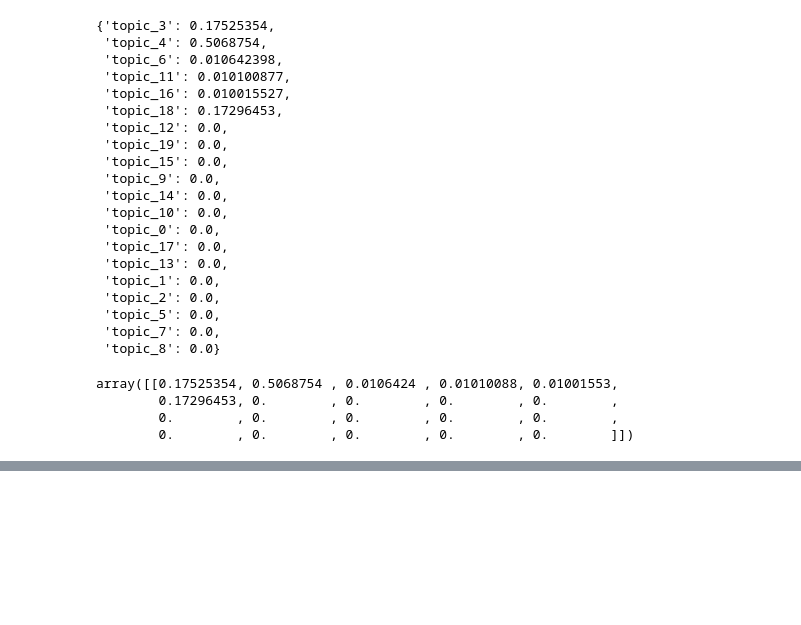
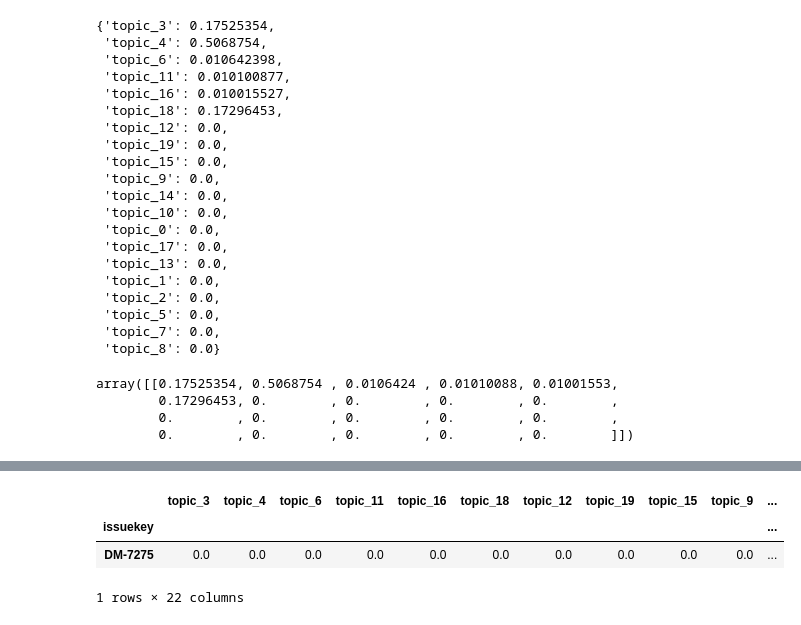
Before and after one commit to fastdaima/SE_HC_LDA, a Jupyter notebook: python/testing.ipynb, the cells around one changed output, grey strips where cells are left out. Saved outputs shown, nothing was run; the diff lists cells and outputs as text; code cells hidden in the pictures; blank space fills up the shorter version.

```diff
--- a/python/testing.ipynb
+++ b/python/testing.ipynb
@@ -196,3 +196,6 @@ array([[0.17525354, 0.5068754 , 0.0106424 , 0.01010088, 0.01001553,
         0.17296453, 0.        , 0.        , 0.        , 0.        ,
         0.        , 0.        , 0.        , 0.        , 0.        ,
         0.        , 0.        , 0.        , 0.        , 0.        ]])
+# %%
+prob_df['index_number'] = [i for i in range(len(prob_df))]
+src_df = prob_df.drop(['labels', 'index_number'], axis=1)
@@ -231,0 +242,7 @@ prob_df
+# %%
+prob_df[prob_df.index_number==1429]
+# %% [output]
+|  | topic_3 | topic_4 | topic_6 | topic_11 | topic_16 | topic_18 | topic_12 | topic_19 | topic_15 | topic_9 | ... |
+| issuekey |  |  |  |  |  |  |  |  |  |  | ... |
+| DM-7275 | 0.0 | 0.0 | 0.0 | 0.0 | 0.0 | 0.0 | 0.0 | 0.0 | 0.0 | 0.0 | ... |
+1 rows × 22 columns
```
Also changed, not shown: parts of 8 cells of this notebook.
